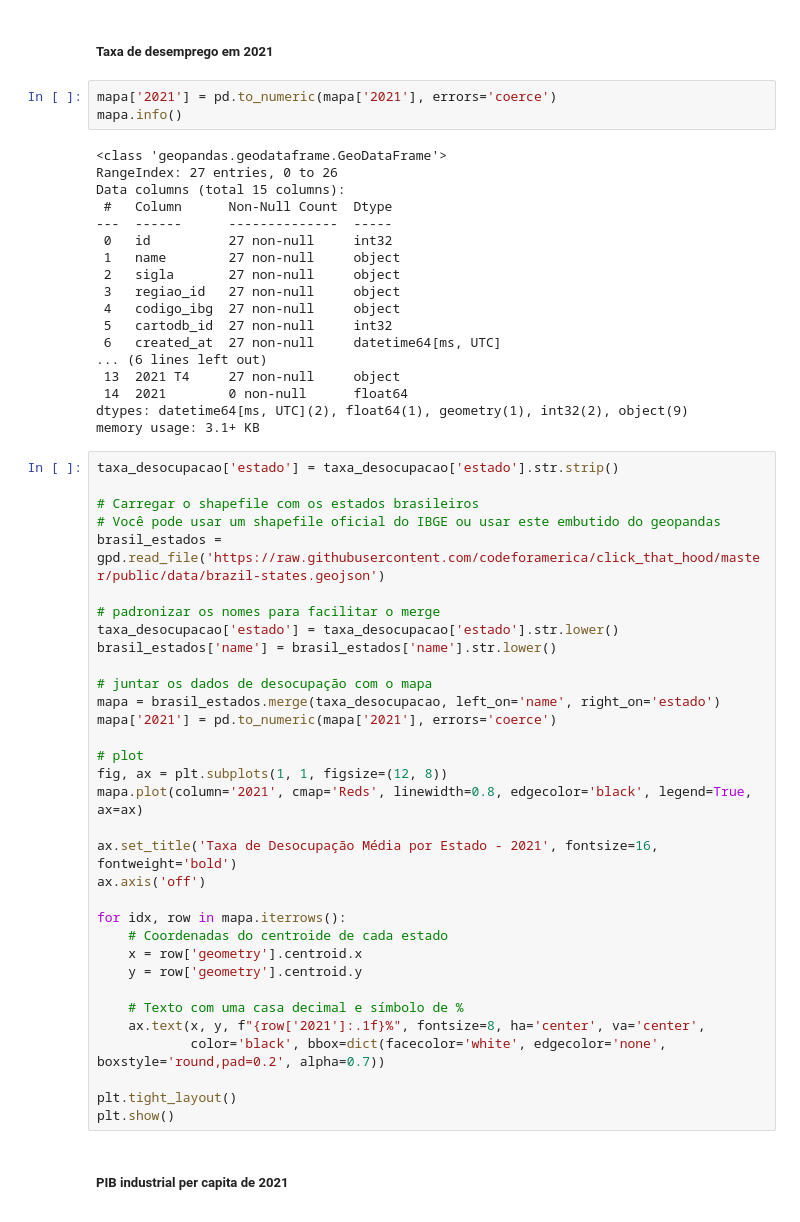
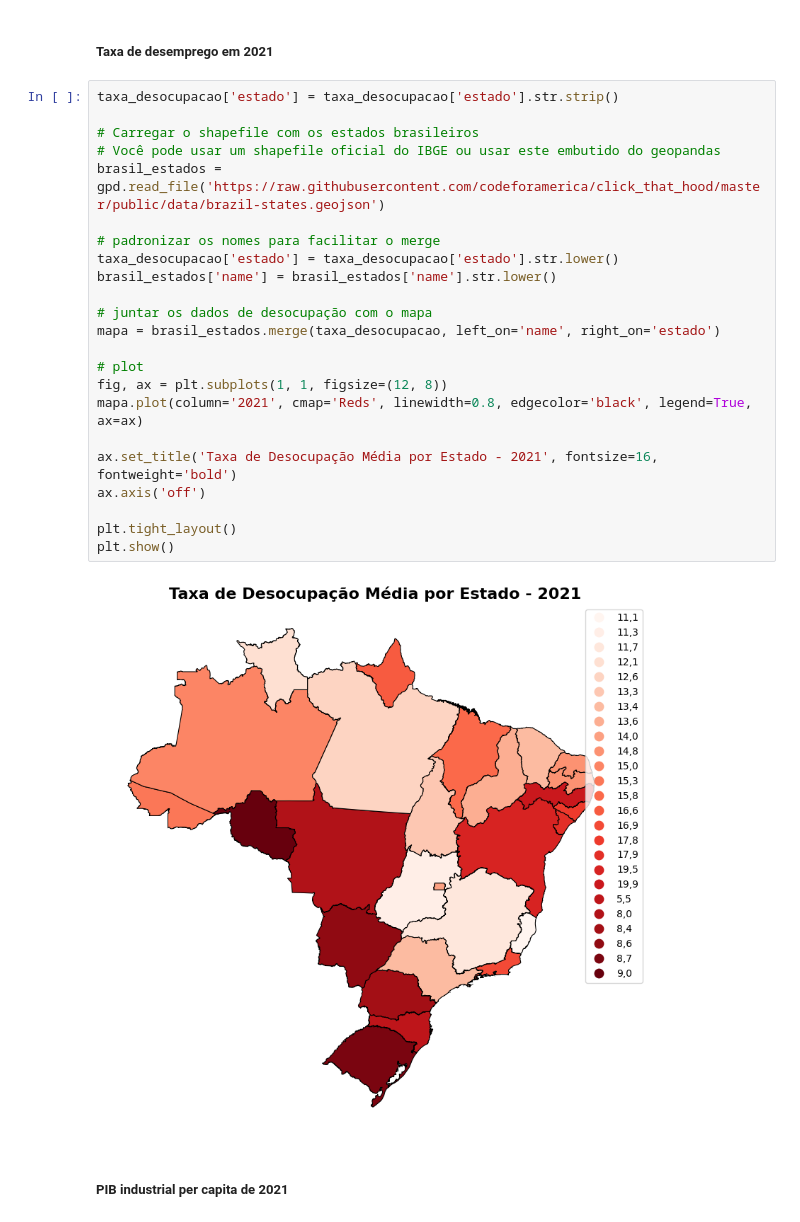
Before and after one commit to meduardajustino/Estudos-Python, a Jupyter notebook: Análise de Dados/Estudo dirigido - Economia regional/Economia Regional - Maria Eduarda Justino.ipynb, the cells around one changed output. Saved outputs shown, nothing was run; the diff lists cells and outputs as text.

```diff
--- a/Análise de Dados/Estudo dirigido - Economia regional/Economia Regional - Maria Eduarda Justino.ipynb
+++ b/Análise de Dados/Estudo dirigido - Economia regional/Economia Regional - Maria Eduarda Justino.ipynb
@@ -331,60 +336,31 @@ plt.show()
 - PIB industrial per capita
 # %% [markdown]
 ##### Taxa de desemprego em 2021
-# %%
-mapa['2021'] = pd.to_numeric(mapa['2021'], errors='coerce')
-mapa.info()
-# %% [output]
-<class 'geopandas.geodataframe.GeoDataFrame'>
-RangeIndex: 27 entries, 0 to 26
-Data columns (total 15 columns):
- #   Column      Non-Null Count  Dtype
----  ------      --------------  -----
- 0   id          27 non-null     int32
- 1   name        27 non-null     object
- 2   sigla       27 non-null     object
- 3   regiao_id   27 non-null     object
- 4   codigo_ibg  27 non-null     object
- 5   cartodb_id  27 non-null     int32
- 6   created_at  27 non-null     datetime64[ms, UTC]
-... (6 lines left out)
- 13  2021 T4     27 non-null     object
- 14  2021        0 non-null      float64
-dtypes: datetime64[ms, UTC](2), float64(1), geometry(1), int32(2), object(9)
-memory usage: 3.1+ KB
 # %%
 taxa_desocupacao['estado'] = taxa_desocupacao['estado'].str.strip()
 
 # Carregar o shapefile com os estados brasileiros
 # Você pode usar um shapefile oficial do IBGE ou usar este embutido do geopandas
 brasil_estados = gpd.read_file('https://raw.githubusercontent.com/codeforamerica/click_that_hood/master/public/data/brazil-states.geojson')
 
 # padronizar os nomes para facilitar o merge
 taxa_desocupacao['estado'] = taxa_desocupacao['estado'].str.lower()
 brasil_estados['name'] = brasil_estados['name'].str.lower()
 
 # juntar os dados de desocupação com o mapa
 mapa = brasil_estados.merge(taxa_desocupacao, left_on='name', right_on='estado')
-mapa['2021'] = pd.to_numeric(mapa['2021'], errors='coerce')
 
 # plot
 fig, ax = plt.subplots(1, 1, figsize=(12, 8))
 mapa.plot(column='2021', cmap='Reds', linewidth=0.8, edgecolor='black', legend=True, ax=ax)
 
 ax.set_title('Taxa de Desocupação Média por Estado - 2021', fontsize=16, fontweight='bold')
 ax.axis('off')
 
-for idx, row in mapa.iterrows():
-    # Coordenadas do centroide de cada estado
-    x = row['geometry'].centroid.x
-    y = row['geometry'].centroid.y
-
-    # Texto com uma casa decimal e símbolo de %
-    ax.text(x, y, f"{row['2021']:.1f}%", fontsize=8, ha='center', va='center',
-            color='black', bbox=dict(facecolor='white', edgecolor='none', boxstyle='round,pad=0.2', alpha=0.7))
-
 plt.tight_layout()
 plt.show()
+# %% [output]
+[figure, added]
 # %% [markdown]
 ##### PIB industrial per capita de 2021
 # %%
```
Also changed, not shown: parts of 6 cells of this notebook.
